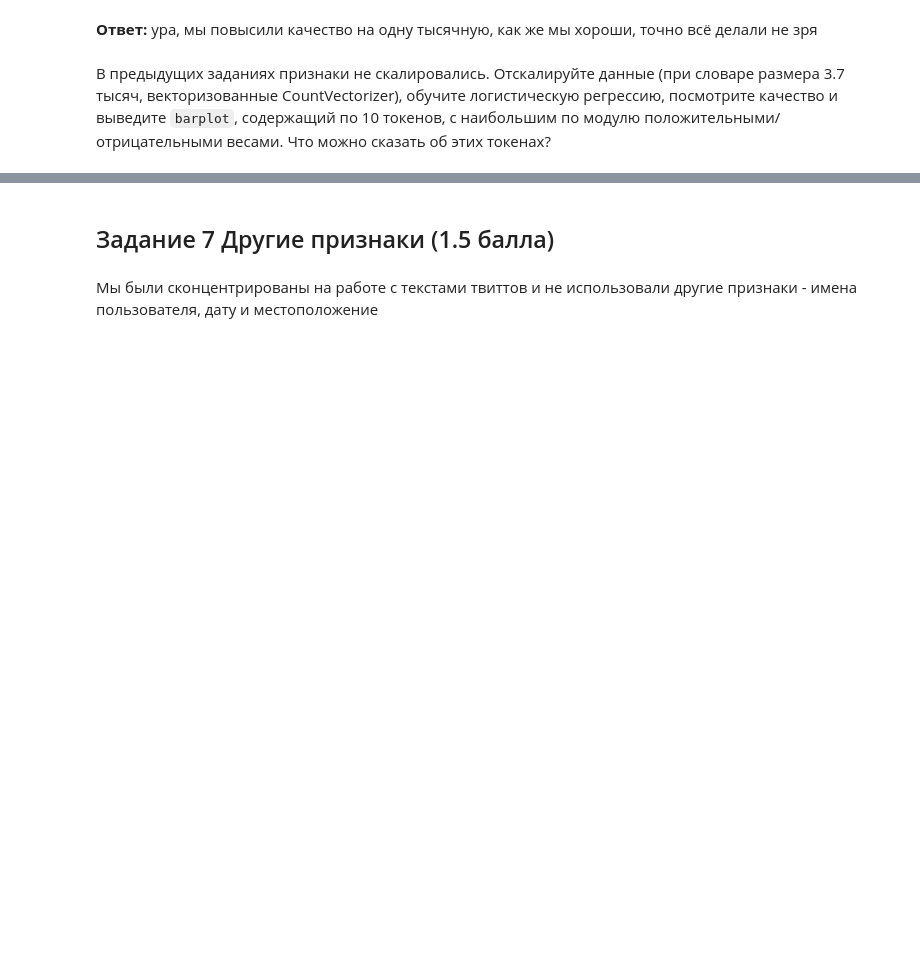
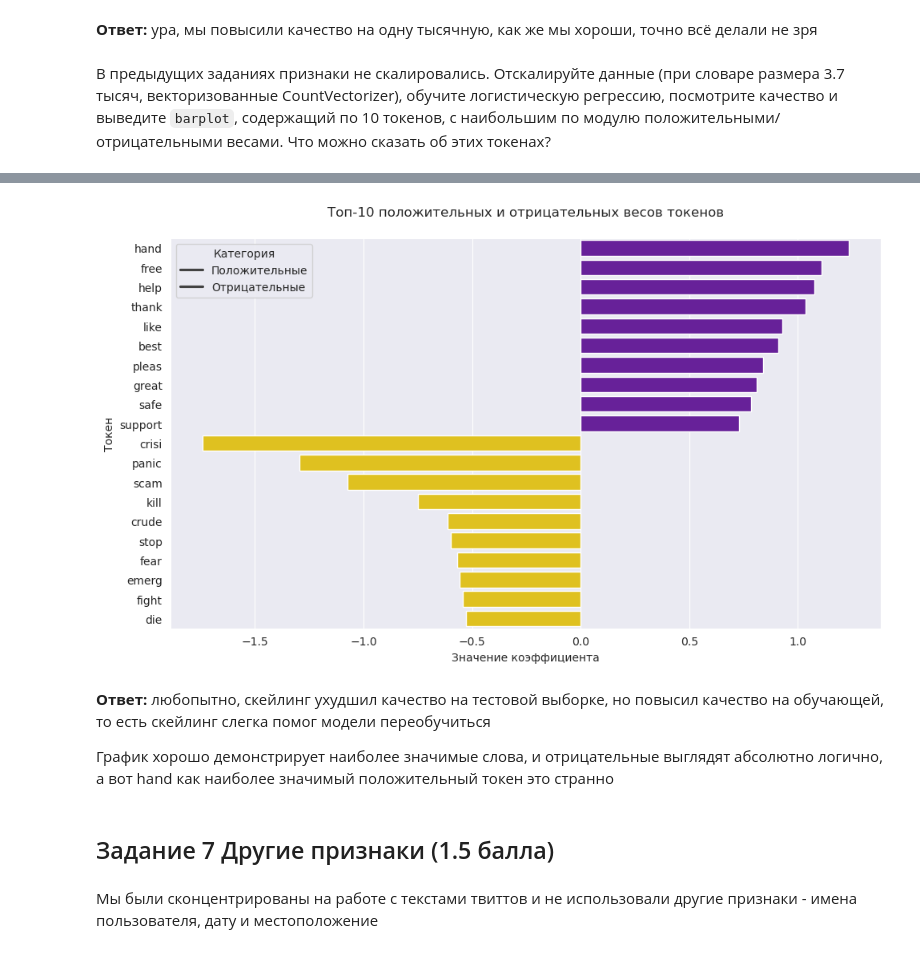
Before and after one commit to Bosbobos/IAD, a Jupyter notebook: MachineLeariningBasics/hw06_texts/hw06_texts.ipynb, the cells around one changed output, grey strips where cells are left out. Saved outputs shown, nothing was run; the diff lists cells and outputs as text; code cells hidden in the pictures; blank space fills up the shorter version.

```diff
--- a/MachineLeariningBasics/hw06_texts/hw06_texts.ipynb
+++ b/MachineLeariningBasics/hw06_texts/hw06_texts.ipynb
@@ -722,0 +720,11 @@ from sklearn.preprocessing import StandardScaler
+# %%
+from sklearn.preprocessing import StandardScaler
+ss = StandardScaler(with_mean=False)
+cv_df_train_scaled = ss.fit_transform(cv_df_train)
+cv_df_test_scaled = ss.transform(cv_df_test)
+scaled_log_reg = LogisticRegression().fit(cv_df_train_scaled, cv_df_train_y)
+date_train_score = accuracy_score(cv_df_train_y, scaled_log_reg.predict(cv_df_train_scaled))
+date_test_score  = accuracy_score(cv_df_test_y, scaled_log_reg.predict(cv_df_test_scaled))
+
+df_results.loc['Scaled count with min_df'] = [date_train_score, date_test_score]
+df_results
@@ -723,3 +740,37 @@ from sklearn.preprocessing import StandardScaler
+# %%
+feature_names = cv_df.get_feature_names_out()
+coeffs = scaled_log_reg.coef_[0]
+
+biggest_positive_ids = np.argsort(coeffs)[-10:]
+biggest_positive_tokens = [(feature_names[i], coeffs[i]) for i in biggest_positive_ids][::-1]
+
+biggest_negative_ids = np.argsort(coeffs)[:10]
+biggest_negative_tokens = [(feature_names[i], coeffs[i]) for i in biggest_negative_ids]
+
+biggest_tokens = biggest_positive_tokens + biggest_negative_tokens
+tokens, weights = zip(*biggest_tokens)
+
+plt.figure(figsize=(10, 6))
+sns.barplot(
+    x=weights,
+    y=tokens,
+    hue=[1]*10 + [0]*10,
+    palette={1: "#6A0DAD", 0: "#FFD700"}
+)
+
+plt.title("Топ-10 положительных и отрицательных весов токенов", pad=20)
+plt.xlabel("Значение коэффициента")
+plt.ylabel("Токен")
+plt.legend(["Положительные", "Отрицательные"], title="Категория", loc="upper left")
+
+plt.tight_layout()
+plt.show()
+# %% [output]
+[figure, added]
+# %% [markdown]
+**Ответ:** любопытно, скейлинг ухудшил качество на тестовой выборке, но повысил качество на обучающей, то есть скейлинг слегка помог модели переобучиться
+
+График хорошо демонстрирует наиболее значимые слова, и отрицательные выглядят абсолютно логично, а вот hand как наиболее значимый положительный токен это странно
 # %% [markdown]
 ## Задание 7 Другие признаки (1.5 балла)
 # %% [markdown]
```
Also changed, not shown: parts of 25 cells of this notebook.
